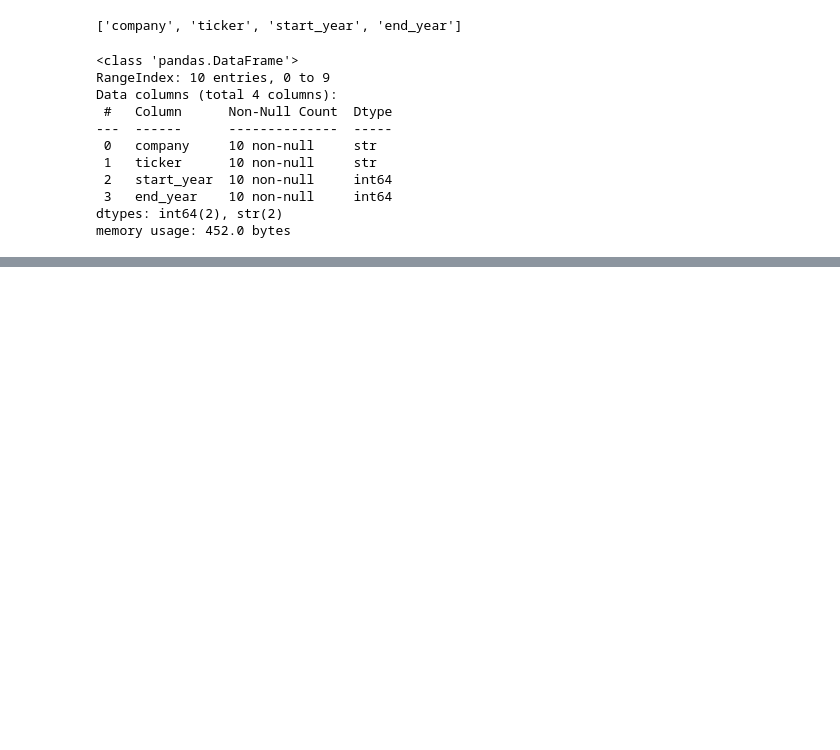
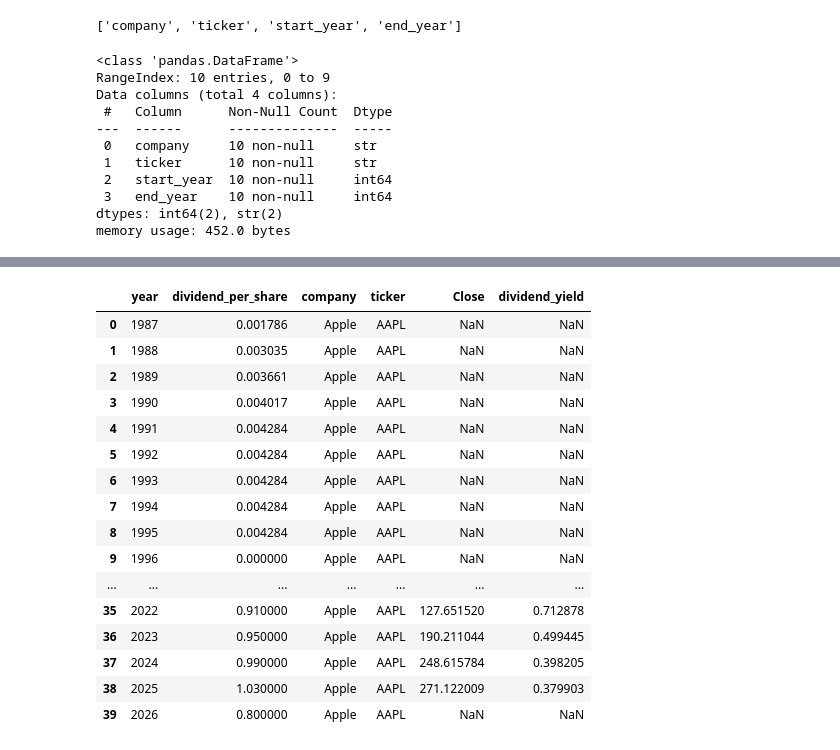
Before and after one commit to Jenniskamboj/Dividend-Puzzle-Analyzer, a Jupyter notebook: notebooks/01_data_understanding.ipynb, the cells around one changed output, grey strips where cells are left out. Drawn from its saved outputs; the diff is of its cells as text; code cells hidden in the pictures; blank space fills up the shorter version.

Commit message:
Day 4: Collect initial market and dividend data

```diff
--- a/notebooks/01_data_understanding.ipynb
+++ b/notebooks/01_data_understanding.ipynb
@@ -71,0 +124,4 @@ memory usage: 452.0 bytes
+# %%
+annual_dividends = apple_dividends.resample("YE").sum()
+
+annual_dividends
@@ -71,0 +176,5 @@ memory usage: 452.0 bytes
+# %%
+annual_dividends["company"] = "Apple"
+annual_dividends["ticker"] = "AAPL"
+
+annual_dividends
@@ -71,0 +199,17 @@ memory usage: 452.0 bytes
+# %%
+apple_prices = apple_prices.reset_index()
+
+apple_prices["year"] = apple_prices["Date"].dt.year
+
+year_end_prices = (
+    apple_prices
+    .sort_values("Date")
+    .groupby("year")
+    .tail(1)
+)
+
+year_end_prices = year_end_prices[
+    ["year", "Close"]
+]
+
+year_end_prices
@@ -71,0 +229,9 @@ memory usage: 452.0 bytes
+# %%
+apple_data = pd.merge(
+    annual_dividends,
+    year_end_prices,
+    on="year",
+    how="left"
+)
+
+apple_data
@@ -71,0 +256,25 @@ memory usage: 452.0 bytes
+# %%
+apple_data["dividend_yield"] = (
+    apple_data["dividend_per_share"]
+    / apple_data["Close"]
+) * 100
+
+apple_data
+# %% [output]
+|  | year | dividend_per_share | company | ticker | Close | dividend_yield |
+| 0 | 1987 | 0.001786 | Apple | AAPL | NaN | NaN |
+| 1 | 1988 | 0.003035 | Apple | AAPL | NaN | NaN |
+| 2 | 1989 | 0.003661 | Apple | AAPL | NaN | NaN |
+| 3 | 1990 | 0.004017 | Apple | AAPL | NaN | NaN |
+| 4 | 1991 | 0.004284 | Apple | AAPL | NaN | NaN |
+| 5 | 1992 | 0.004284 | Apple | AAPL | NaN | NaN |
+| 6 | 1993 | 0.004284 | Apple | AAPL | NaN | NaN |
+| 7 | 1994 | 0.004284 | Apple | AAPL | NaN | NaN |
+| 8 | 1995 | 0.004284 | Apple | AAPL | NaN | NaN |
+| 9 | 1996 | 0.000000 | Apple | AAPL | NaN | NaN |
+| ... | ... | ... | ... | ... | ... | ... |
+| 35 | 2022 | 0.910000 | Apple | AAPL | 127.651520 | 0.712878 |
+| 36 | 2023 | 0.950000 | Apple | AAPL | 190.211044 | 0.499445 |
+| 37 | 2024 | 0.990000 | Apple | AAPL | 248.615784 | 0.398205 |
+| 38 | 2025 | 1.030000 | Apple | AAPL | 271.122009 | 0.379903 |
+| 39 | 2026 | 0.800000 | Apple | AAPL | NaN | NaN |
```
Also changed, not shown: parts of 12 cells of this notebook, 2 other files.
